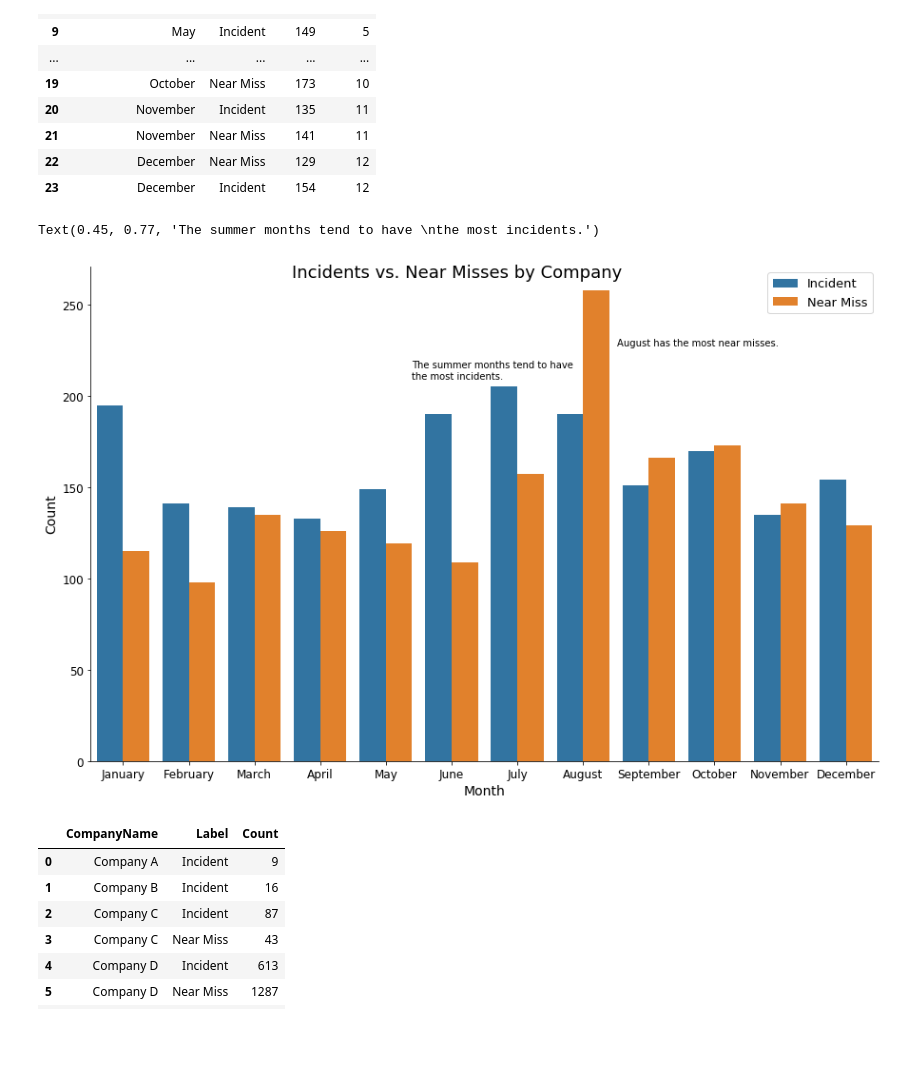
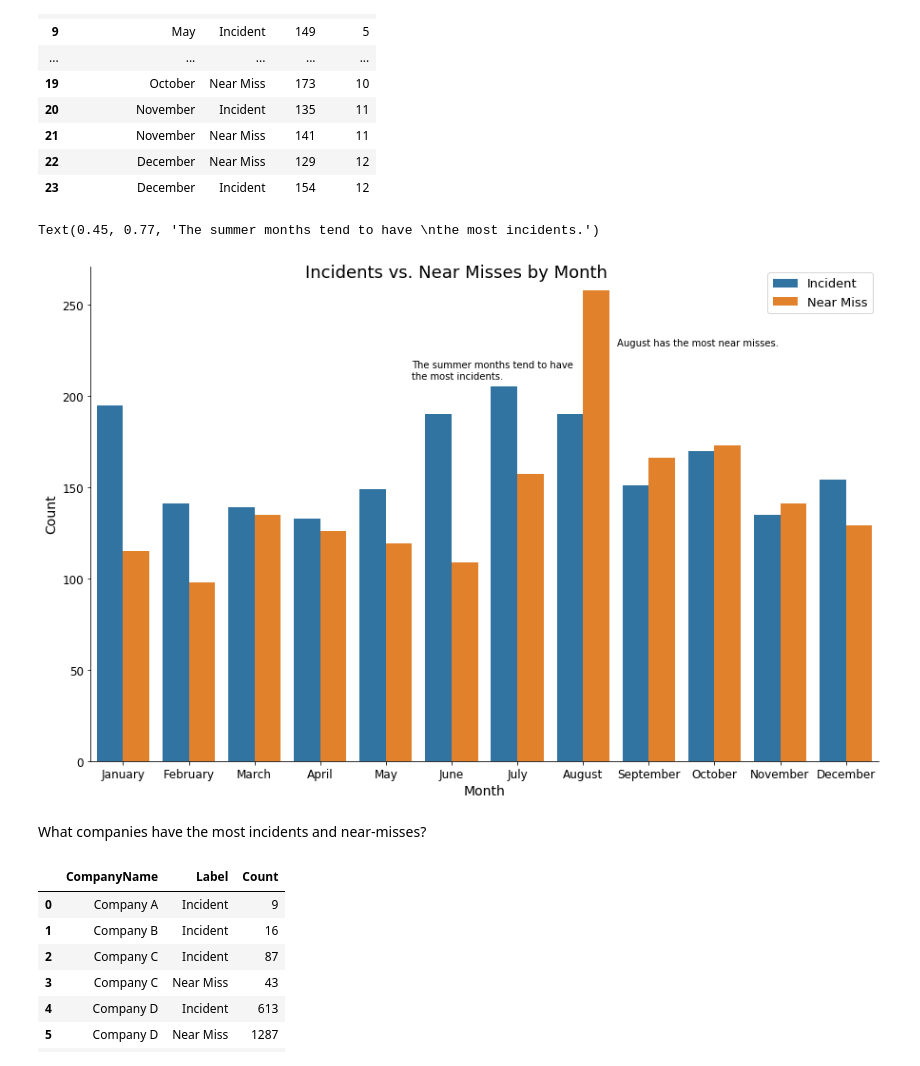
Before and after one commit to ist719-finalproject/FinalProject, a Jupyter notebook: IST718 Project - Kim,TS,Brandon,Amanda.ipynb, the cells around one changed output. Cells and saved outputs as stored; diff of their text form; code cells hidden in the pictures; blank space fills up the shorter version.

```diff
--- a/IST718 Project - Kim,TS,Brandon,Amanda.ipynb
+++ b/IST718 Project - Kim,TS,Brandon,Amanda.ipynb
@@ -286,20 +292,22 @@ m_injuries
 # %%
 m = sns.catplot(x = 'MonthOfOccurrence', y = 'Count', hue = 'Label', data = m_injuries, height = 8, kind = 'bar', legend = False,
                 order = ['January', 'February', 'March', 'April', 'May', 'June', 'July', 'August', 'September', 'October', 'November', 'December'])
-m.fig.suptitle('Incidents vs. Near Misses by Company', fontsize = 18)
+m.fig.suptitle('Incidents vs. Near Misses by Month', fontsize = 18)
 m.fig.set_size_inches(13,8)
 
 plt.xlabel('Month', fontsize = 14)
 plt.xticks(fontsize = 12)
 plt.ylabel('Count', fontsize = 14)
 plt.yticks(fontsize = 12)
 plt.legend(loc='upper right', fontsize= 13)
 
 m.fig.text(.68,0.83, "August has the most near misses.")
 m.fig.text(.45,0.77, "The summer months tend to have \nthe most incidents.")
 # %% [output]
 Text(0.45, 0.77, 'The summer months tend to have \nthe most incidents.')
-[figure, old version]
+[figure, new version]
+# %% [markdown]
+What companies have the most incidents and near-misses?
 # %%
 # I want to view Near Misses vs. Incidents for each company
 nmvi = df_merged[['Label', 'CompanyName']]
```
Also changed, not shown: parts of 20 cells of this notebook.
